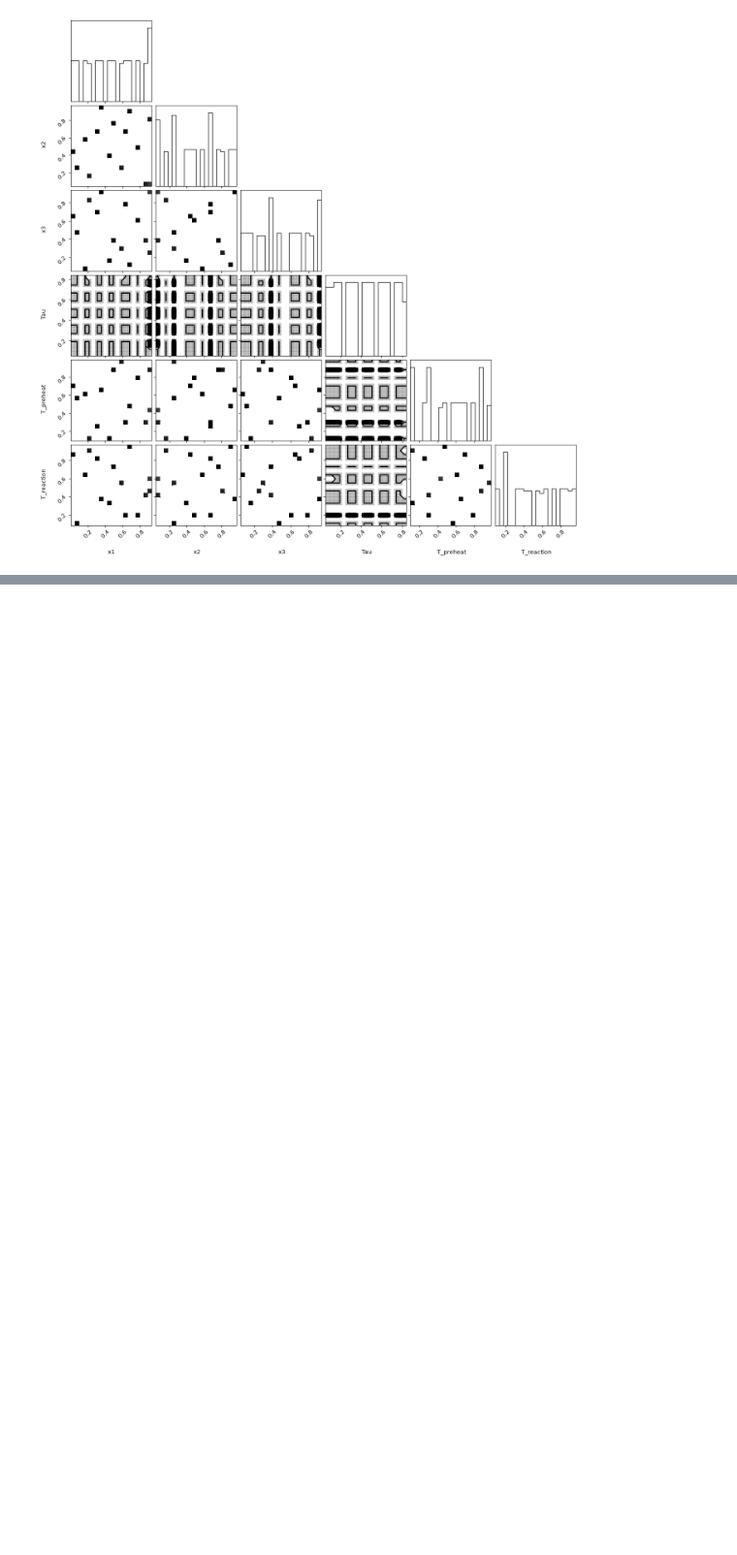
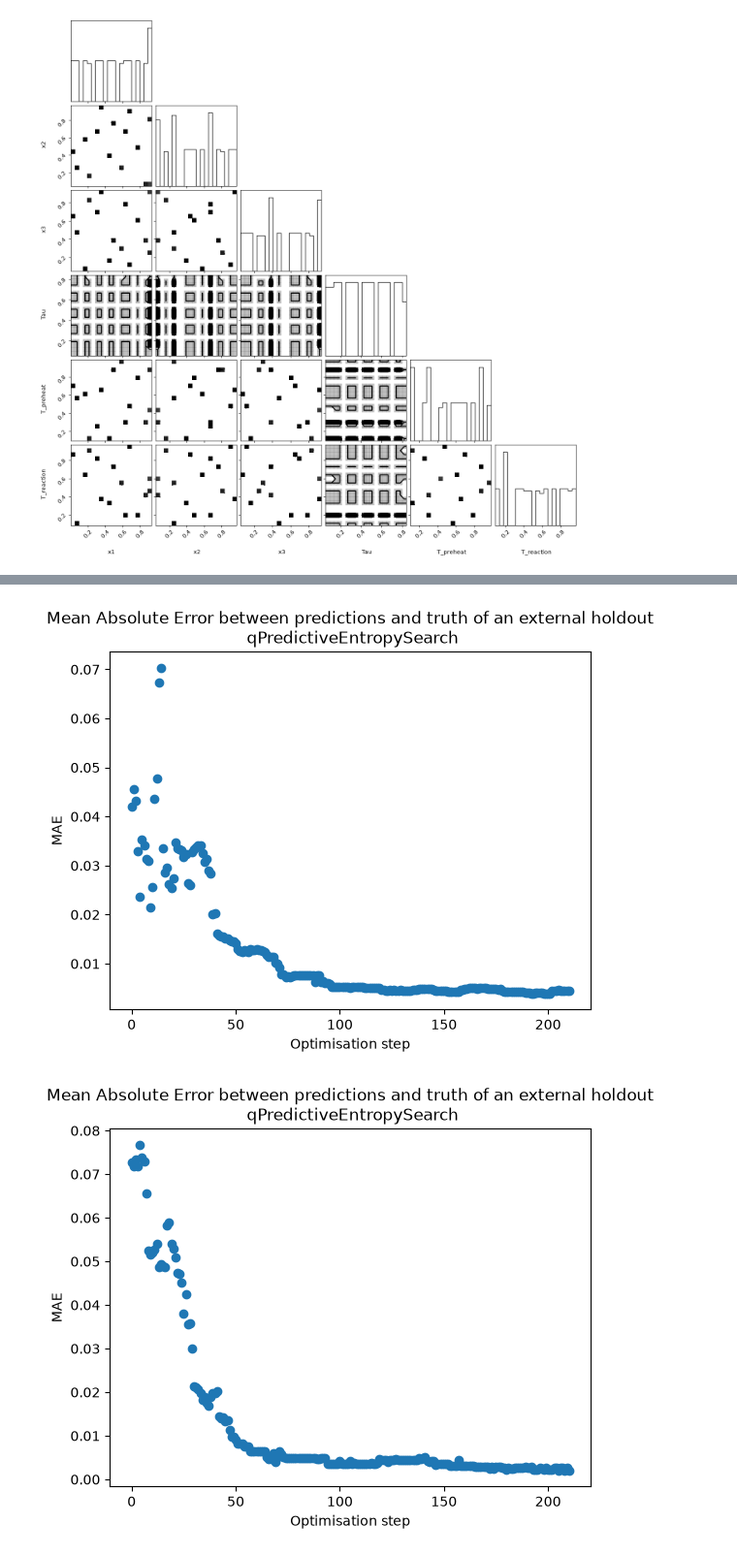
Before and after one commit to richardcox120/BO_winter_school_2026, a Jupyter notebook: case1_richard.ipynb, the cells around one changed output, grey strips where cells are left out. Shown at 97% size. Drawn from its saved outputs; the diff is of its cells as text; code cells hidden in the pictures; blank space fills up the shorter version.

```diff
--- a/case1_richard.ipynb
+++ b/case1_richard.ipynb
@@ -3,9 +3,10 @@ import pandas as pd
 from sklearn.model_selection import train_test_split
 import torch
 
+dataset = "/Users/mx23826/Documents/ML_winter_school/BoFlex/SDL Case Studies/Inorganic Nanomaterials/Case1_ II-IV Semiconductor NCs"
 
-inputs = pd.read_csv('/Users/mx23826/Documents/ML_winter_school/BoFlex/SDL Case Studies/Inorganic Nanomaterials/Case1_ II-IV Semiconductor NCs/Dataset/inputs_normalized.csv')
-outputs = pd.read_csv('/Users/mx23826/Documents/ML_winter_school/BoFlex/SDL Case Studies/Inorganic Nanomaterials/Case1_ II-IV Semiconductor NCs/Dataset/outputs_normalized.csv')
+inputs = pd.read_csv(f'{dataset}/dataset/inputs_normalized.csv')
+outputs = pd.read_csv(f'{dataset}/dataset/outputs_normalized.csv')
 total = pd.concat([inputs, outputs], axis=1)
 
 
@@ -136,0 +264,13 @@ plt.show()
+# %%
+import matplotlib.pyplot as plt
+
+for i in range(test_y.shape[-1]):
+    MAEs = [MAE(pred[:, i], external_test_y[:, i]).detach() for pred in target_preds]
+    plt.scatter(range(len(MAEs)), MAEs)
+    plt.title(f'Mean Absolute Error between predictions and truth of an external holdout\n {acquf}')
+    plt.xlabel('Optimisation step')
+    plt.ylabel('MAE')
+    plt.show()
+# %% [output]
+[figure, added]
+[figure, added]
```
Also changed, not shown: parts of 3 cells of this notebook.
